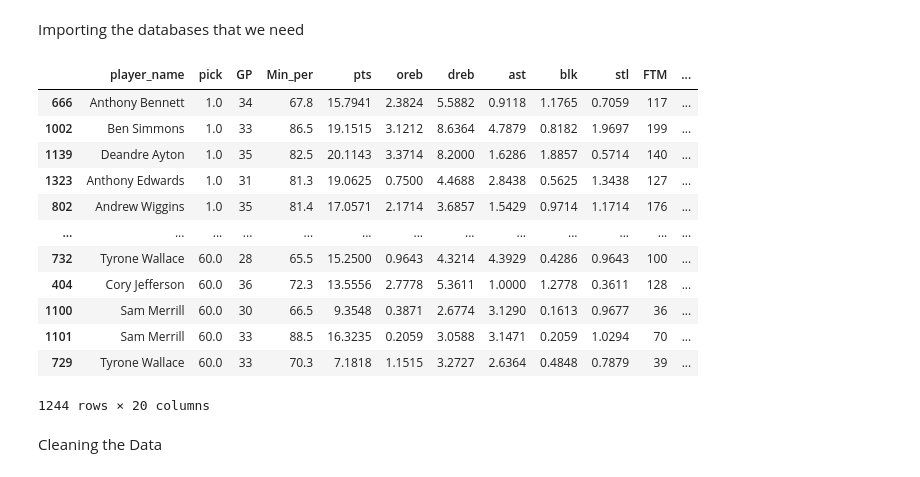
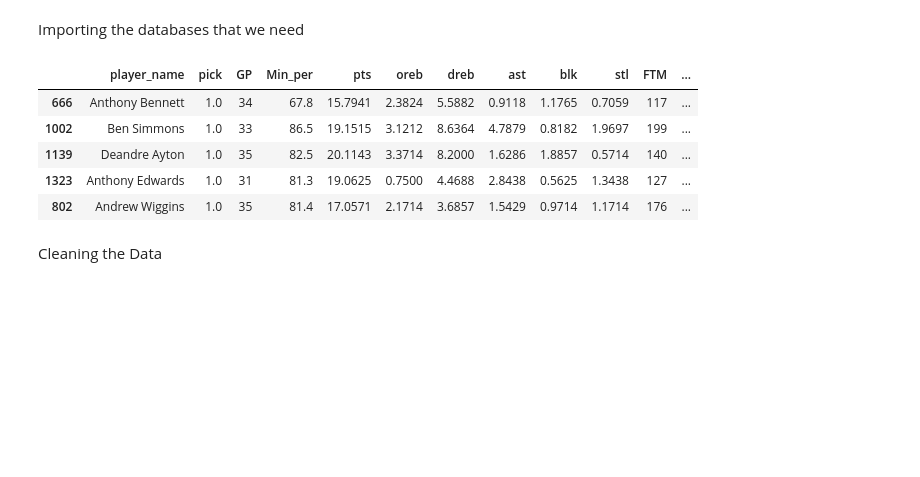
Before and after one commit to hunnain-atif/SYDE522-Final, a Jupyter notebook: SYDE522_Final_Project.ipynb, the cells around one changed output. Drawn from its saved outputs; the diff is of its cells as text; code cells hidden in the pictures; blank space fills up the shorter version.

```diff
--- a/SYDE522_Final_Project.ipynb
+++ b/SYDE522_Final_Project.ipynb
@@ -8,42 +9,37 @@ college_stats = pd.read_csv('CollegeBasketballPlayers2009-2021.csv')
 
 # removing college players that were not drafted, i.e. have no draft pick number
 college_stats = college_stats[college_stats['pick'].notna()]
 
 # dropping all the coloumns that are not going to be used in estimation
-college_stats = college_stats[['player_name', 'pick', 'GP', 'Min_per', 'pts', 'oreb', 'dreb', 'ast', 'blk', 'stl', 'FTM', 'FT_per', 'TPM', 'TP_per', 'TS_per', 'TO_per', 'ast/tov', 'Ortg', 'drtg']]
+cols = ['player_name', 'pick', 'GP', 'Min_per', 'pts', 'oreb', 'dreb', 'ast', 'blk', 'stl', 'FTM', 'FT_per', 'TPM', 'TP_per', 'TS_per', 'TO_per', 'ast/tov', 'Ortg', 'drtg']
+college_stats = college_stats[cols]
 
 # loading in career stats for NBA - ends with the 2021 nba season
 # WS from 2021-2022 and 2022-2023 season not included
 nba_stats = pd.read_csv('draft-data-20-years.csv')
 
 # removing all columns except win share which is our target
 nba_stats = nba_stats[['Player', 'WS']]
 
 # joining college stats on player Name to add target of WS
 college_stats = college_stats.merge(nba_stats, left_on='player_name', right_on='Player')
 college_stats = college_stats.drop(columns=['Player'])
 
 # sorting df by draft pick for easier visualiztion and validation
 data = college_stats.sort_values(by='pick')
 
 # making sure we have a WS for every player in our data set, remove those who don't
 data = data[data['WS'].notna()]
+data = data.drop_duplicates(subset=['player_name'], keep='last')
 
-data # total 1244 players to work with
+data.head() # total 558 players to work with
 # %% [output]
 |  | player_name | pick | GP | Min_per | pts | oreb | dreb | ast | blk | stl | FTM | ... |
 | 666 | Anthony Bennett | 1.0 | 34 | 67.8 | 15.7941 | 2.3824 | 5.5882 | 0.9118 | 1.1765 | 0.7059 | 117 | ... |
 | 1002 | Ben Simmons | 1.0 | 33 | 86.5 | 19.1515 | 3.1212 | 8.6364 | 4.7879 | 0.8182 | 1.9697 | 199 | ... |
 | 1139 | Deandre Ayton | 1.0 | 35 | 82.5 | 20.1143 | 3.3714 | 8.2000 | 1.6286 | 1.8857 | 0.5714 | 140 | ... |
 | 1323 | Anthony Edwards | 1.0 | 31 | 81.3 | 19.0625 | 0.7500 | 4.4688 | 2.8438 | 0.5625 | 1.3438 | 127 | ... |
 | 802 | Andrew Wiggins | 1.0 | 35 | 81.4 | 17.0571 | 2.1714 | 3.6857 | 1.5429 | 0.9714 | 1.1714 | 176 | ... |
-| ... | ... | ... | ... | ... | ... | ... | ... | ... | ... | ... | ... | ... |
-| 732 | Tyrone Wallace | 60.0 | 28 | 65.5 | 15.2500 | 0.9643 | 4.3214 | 4.3929 | 0.4286 | 0.9643 | 100 | ... |
-| 404 | Cory Jefferson | 60.0 | 36 | 72.3 | 13.5556 | 2.7778 | 5.3611 | 1.0000 | 1.2778 | 0.3611 | 128 | ... |
-| 1100 | Sam Merrill | 60.0 | 30 | 66.5 | 9.3548 | 0.3871 | 2.6774 | 3.1290 | 0.1613 | 0.9677 | 36 | ... |
-| 1101 | Sam Merrill | 60.0 | 33 | 88.5 | 16.3235 | 0.2059 | 3.0588 | 3.1471 | 0.2059 | 1.0294 | 70 | ... |
-| 729 | Tyrone Wallace | 60.0 | 33 | 70.3 | 7.1818 | 1.1515 | 3.2727 | 2.6364 | 0.4848 | 0.7879 | 39 | ... |
-1244 rows × 20 columns
 # %% [markdown]
 Cleaning the Data
 # %%
```
Also changed, not shown: parts of 12 cells of this notebook.
